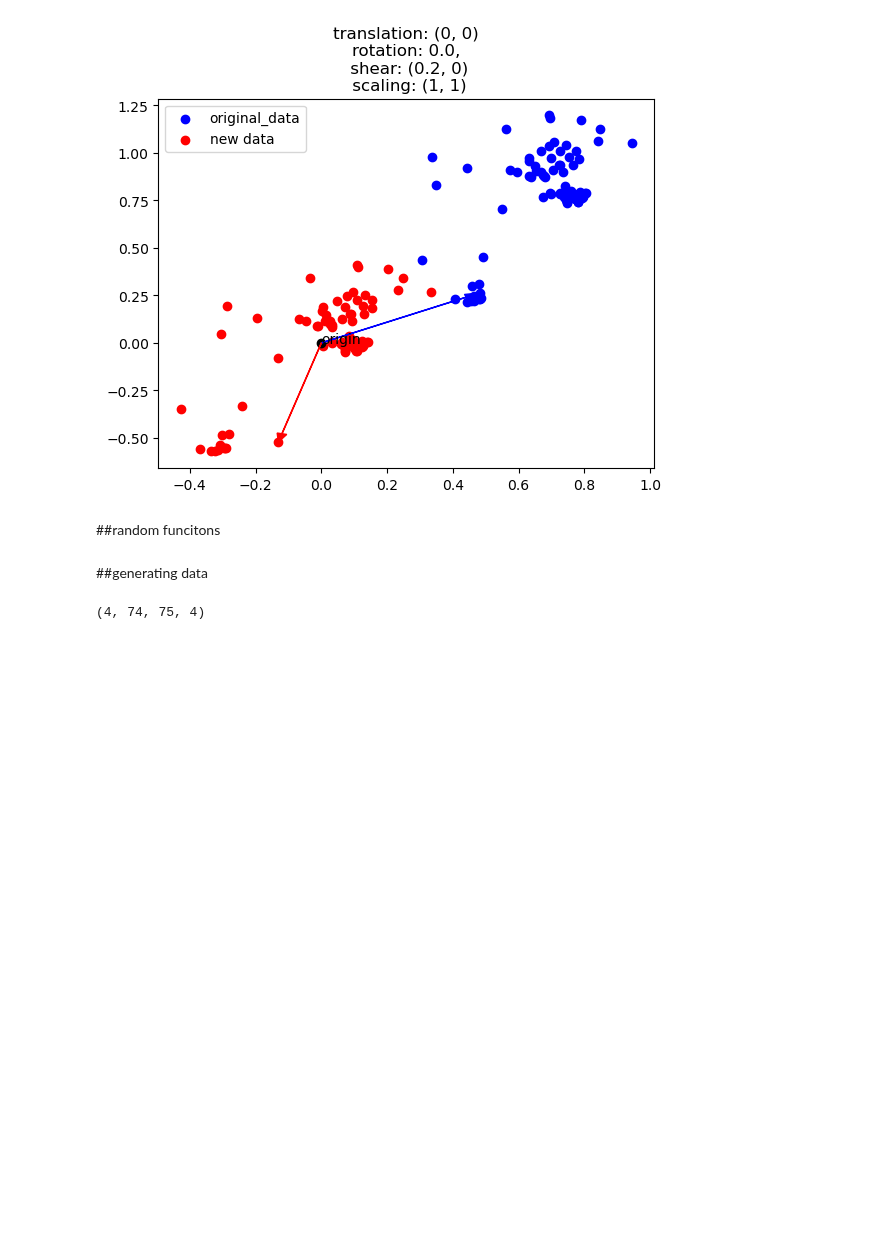
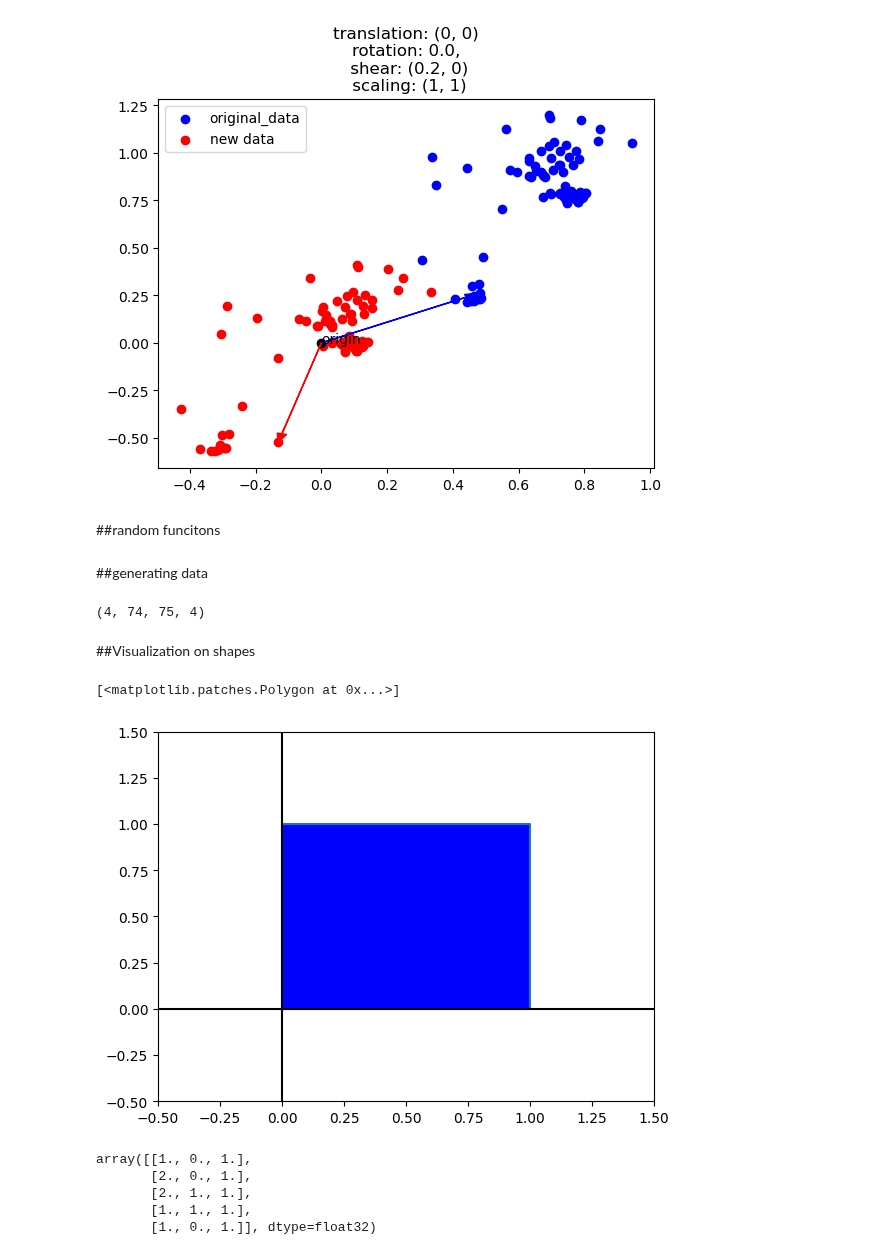
Before and after one commit to alys28/ASL-words-translator, a Jupyter notebook: data_augmentation/media_pipe_data_aug.ipynb, the cells around one changed output. Drawn from its saved outputs; the diff is of its cells as text; code cells hidden in the pictures; blank space fills up the shorter version.

Commit message:
showing changes on a square

```diff
--- a/data_augmentation/media_pipe_data_aug.ipynb
+++ b/data_augmentation/media_pipe_data_aug.ipynb
@@ -334,3 +338,26 @@ new_data.shape
 # %%
 # Evaluate which values are good for each transformation
 # Maybe use Unsupervised learning and cluster the augmented data with the original data as centroids
+# %% [markdown]
+##Visualization on shapes
+# %%
+square = np.array([[0, 0, 1], [1, 0, 1], [1, 1, 1], [0, 1, 1], [0, 0, 1]], dtype=np.float32)
+plt.plot(square[:, 0], square[:, 1])
+plt.xlim([-0.5, 1.5])
+plt.ylim([-0.5, 1.5])
+plt.axhline(y=0, color="black")
+plt.axvline(x=0, color="black")
+plt.fill(x, y, facecolor='blue')
+# %% [output]
+[<matplotlib.patches.Polygon at 0x...>]
+[figure, added]
+# %%
+vt = VectorTransformation(translation_x=1, center_data=False, reflection=False)
+new_square = vt.transform(square)
+new_square
+# %% [output]
+array([[1., 0., 1.],
+       [2., 0., 1.],
+       [2., 1., 1.],
+       [1., 1., 1.],
+       [1., 0., 1.]], dtype=float32)
```
Also changed, not shown: parts of 5 cells of this notebook.
